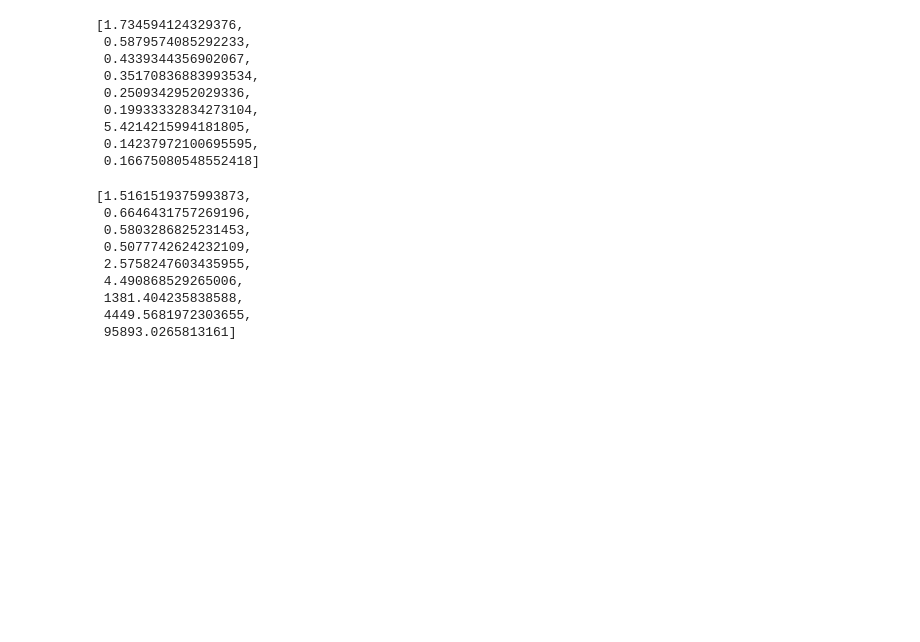
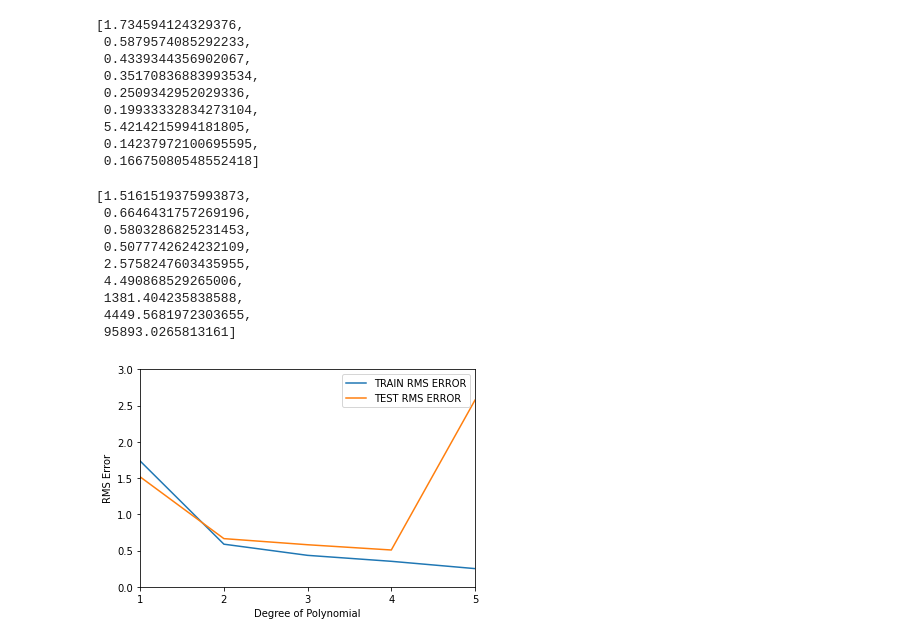
Before and after one commit to pbeata/DSc-Training, a Jupyter notebook: 03-Udemy-Python-for-ML-DS/Sklearn_Polynomial_Regression.ipynb, the cells around one changed output. Cells and saved outputs as stored; diff of their text form; code cells hidden in the pictures; blank space fills up the shorter version.

```diff
--- a/03-Udemy-Python-for-ML-DS/Sklearn_Polynomial_Regression.ipynb
+++ b/03-Udemy-Python-for-ML-DS/Sklearn_Polynomial_Regression.ipynb
@@ -167,3 +167,19 @@ test_rmse_errors
  1381.404235838588,
  4449.5681972303655,
  95893.0265813161]
+# %%
+plt.plot(range(1,6), train_rmse_errors[:5], label='TRAIN RMS ERROR')
+plt.plot(range(1,6), test_rmse_errors[:5], label='TEST RMS ERROR')
+
+plt.ylabel('RMS Error')
+plt.xlabel('Degree of Polynomial')
+plt.legend()
+
+plt.xlim(1, 5)
+plt.xticks([1, 2, 3, 4, 5])
+
+plt.ylim(0, 3)
+
+plt.show()
+# %% [output]
+[figure, added]
```
Also changed, not shown: parts of 12 cells of this notebook, 2 other files.
